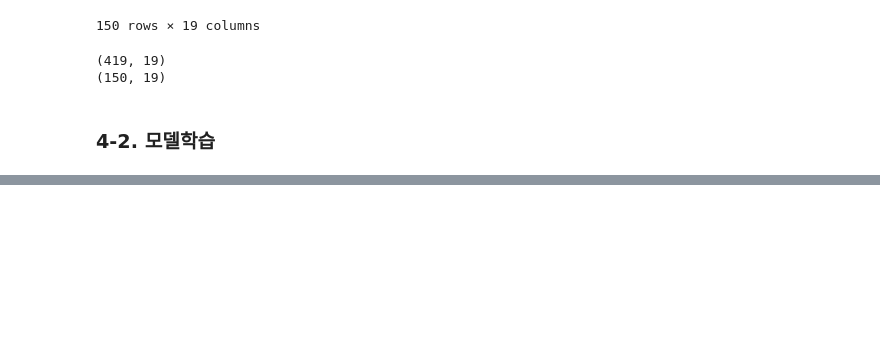
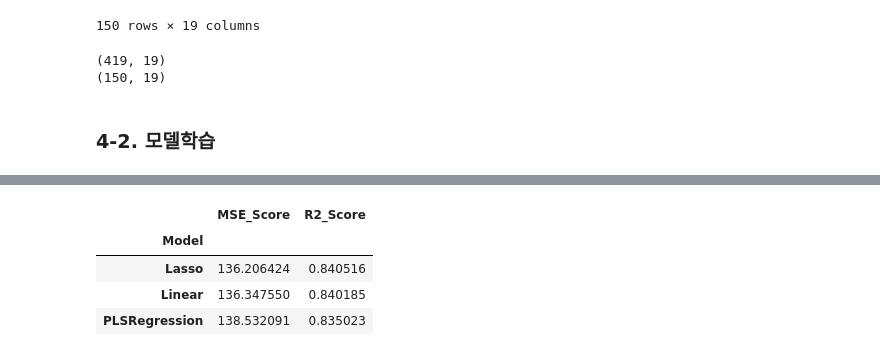
Before and after one commit to 1KimJiHyeon/parking_demand_forecast, a Jupyter notebook: 주차수요예측모델_김지현.ipynb, the cells around one changed output, grey strips where cells are left out. Saved outputs shown, nothing was run; the diff lists cells and outputs as text; code cells hidden in the pictures; blank space fills up the shorter version.

```diff
--- a/주차수요예측모델_김지현.ipynb
+++ b/주차수요예측모델_김지현.ipynb
@@ -946,3 +867,13 @@ score_df
+# %%
+score_df.sort_values(by ="R2_Score", ascending=False, inplace=True)
+score_df = score_df.set_index('Model')
+score_df
+# %% [output]
+|  | MSE_Score | R2_Score |
+| Model |  |  |
+| Lasso | 136.206424 | 0.840516 |
+| Linear | 136.347550 | 0.840185 |
+| PLSRegression | 138.532091 | 0.835023 |
 # %%
 model_best_params
 # %% [output]
```
Also changed, not shown: parts of 4 cells of this notebook.
